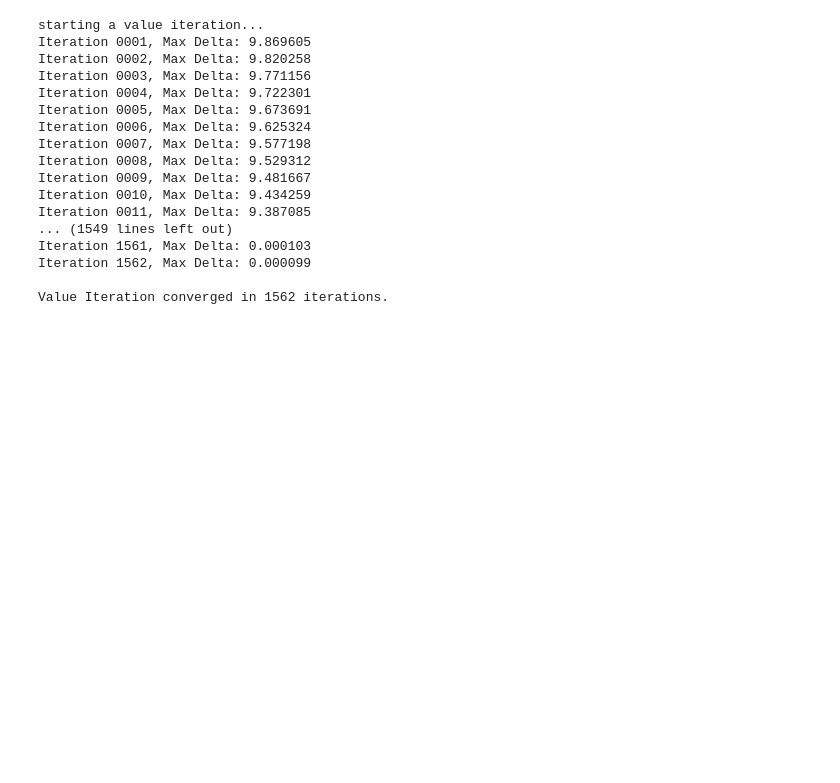
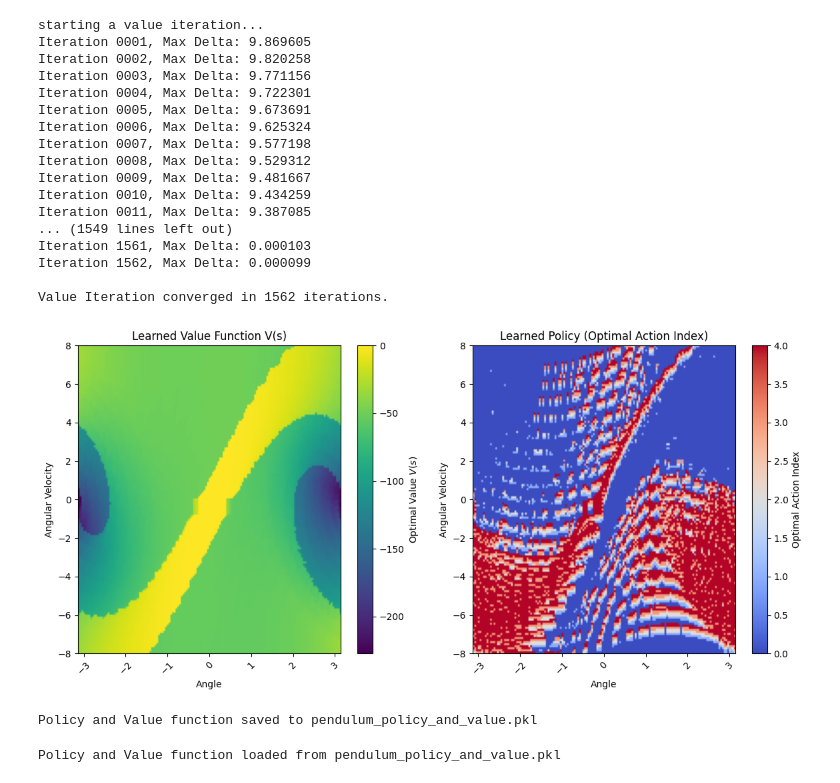
Before and after one commit to abhichothani42/reinforcement_learning, a Jupyter notebook: 01_pendulum/02_value_iteration.ipynb, the cells around one changed output. Cells and saved outputs as stored; diff of their text form; code cells hidden in the pictures; blank space fills up the shorter version.

Commit message:
saving the policy

```diff
--- a/01_pendulum/02_value_iteration.ipynb
+++ b/01_pendulum/02_value_iteration.ipynb
@@ -2,11 +2,13 @@
 import gymnasium as gym
 import numpy as np
 import matplotlib.pyplot as plt
+import pickle
+import os
 
 #value iteration
 #we can change this number to figure out which works best
-num_theta_bins = 101
-num_theta_dot_bins = 101
+num_theta_bins = 151
+num_theta_dot_bins = 151
 num_action_bins =5
 
 #arrays for these descrite states and actions
@@ -115,6 +117,60 @@ Iteration 1561, Max Delta: 0.000103
 Iteration 1562, Max Delta: 0.000099
 
 Value Iteration converged in 1562 iterations.
+# %%
+#ploting the value functino and policy
+plt.figure(figsize=(14, 6))
+
+plt.subplot(1, 2, 1) # 1 row, 2 columns, first plot
+plt.imshow(V.T, cmap='viridis',   #V.T because V(num_theta_bins, num_theta_dot_bins) goes to (y , x)
+           extent=[theta_bins.min(), theta_bins.max(), theta_dot_bins.min(), theta_dot_bins.max()],
+           aspect='auto')
+plt.colorbar(label='Optimal Value $V(s)$')
+plt.xlabel('Angle')
+plt.ylabel('Angular Velocity')
+plt.title('Learned Value Function V(s)')
+plt.xticks(rotation=45) #x axis lable rotation
+
+plt.subplot(1, 2, 2) #1 row, 2 columns, second plot
+plt.imshow(Policy.T, cmap='coolwarm',
+           extent=[theta_bins.min(), theta_bins.max(), theta_dot_bins.min(), theta_dot_bins.max()],
+           aspect='auto')
+plt.colorbar(label='Optimal Action Index')
+plt.xlabel('Angle')
+plt.ylabel('Angular Velocity')
+plt.title('Learned Policy (Optimal Action Index)')
+plt.xticks(rotation=45)
+
+plt.show()
+# %% [output]
+[figure, added]
+# %%
+# Save the learned policy and value function
+policy_filename = 'pendulum_policy_and_value.pkl'
+with open(policy_filename, 'wb') as f:
+    pickle.dump({'V': V, 'Policy': Policy}, f)
+
+print(f"Policy and Value function saved to {policy_filename}")
+# %% [output]
+Policy and Value function saved to pendulum_policy_and_value.pkl
+# %%
+import os
+#open the saved policy
+policy_filename = 'pendulum_policy_and_value.pkl'
+
+V = None
+Policy = None
+
+if os.path.exists(policy_filename):
+    with open(policy_filename, 'rb') as f:
+        loaded_data = pickle.load(f)
+        V = loaded_data['V']
+        Policy = loaded_data['Policy']
+    print(f"Policy and Value function loaded from {policy_filename}")
+else:
+    print(f"Error: Policy file '{policy_filename}' not found. Please run the training code first.")
+# %% [output]
+Policy and Value function loaded from pendulum_policy_and_value.pkl
 # %%
 #check policy is it working !!!
 env = gym.make("Pendulum-v1", render_mode="human")
```
Also changed, not shown: parts of 5 cells of this notebook, 1 other file.
